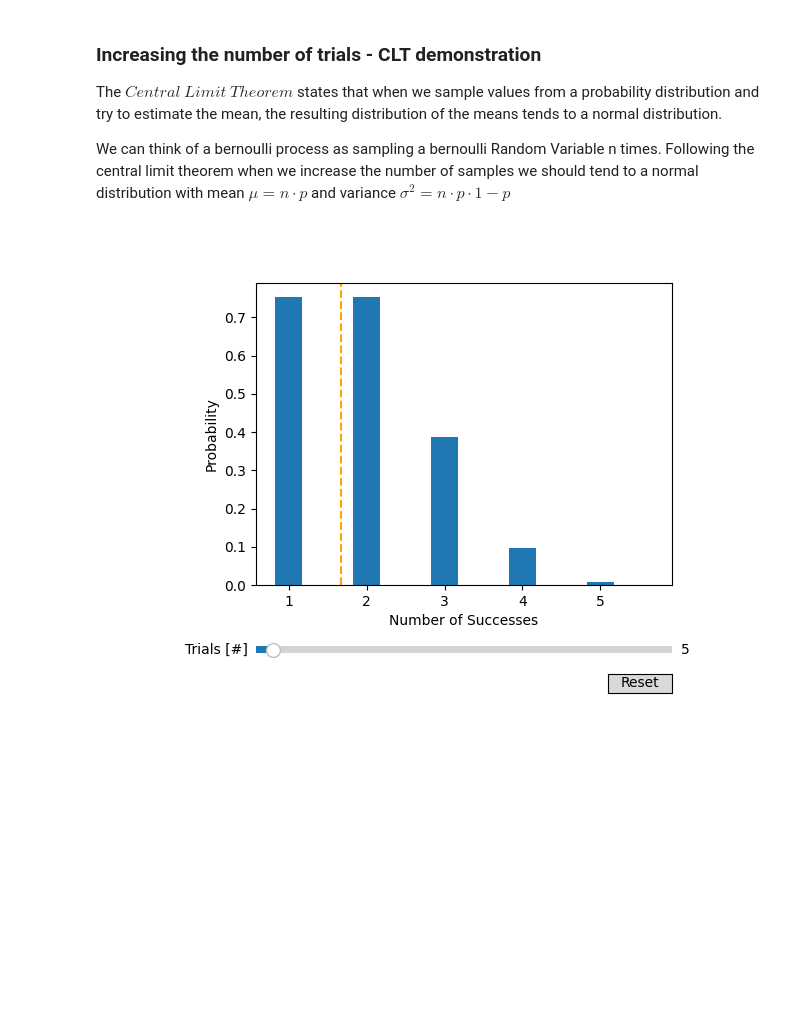
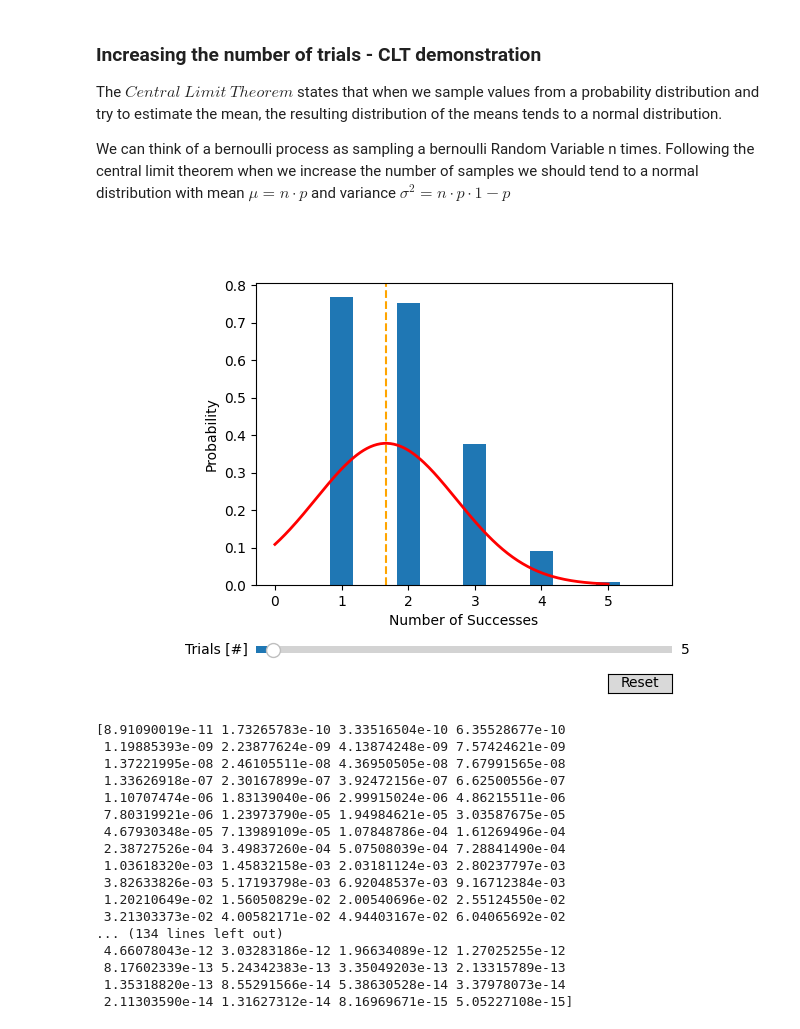
Before and after one commit to nirs199820/StatThermCourse, a Jupyter notebook: Demos/Lecture 1.ipynb, the cells around one changed output. Cells and saved outputs as stored; diff of their text form; code cells hidden in the pictures; blank space fills up the shorter version.

```diff
--- a/Demos/Lecture 1.ipynb
+++ b/Demos/Lecture 1.ipynb
@@ -89,7 +89,9 @@ _, _, line = ax.hist(generate_binomial_samples(init_n, p, 10000), range=(1,init_
 ax.axvline(init_mean, c='Orange', linestyle='--', label=f'Mean: {mean:.2f}')
 ax.set_xlabel('Number of Successes')
 ax.set_ylabel('Probability')
-
+x_range = np.linspace(0, init_n, 200)
+stdev = np.sqrt(init_mean*(1-p))
+ax.plot(x_range, stats.norm.pdf(x_range, init_mean, stdev), c='r', lw=2, label='norm pdf')
 
 # adjust the main plot to make room for the sliders
 fig.subplots_adjust(left=0.25, bottom=0.25)
@@ -102,34 +104,58 @@ n_slider = Slider(
     valmin=1,
     valmax=100,
     valinit=init_n,
+    valstep=1
 )
 
 
 # The function to be called anytime a slider's value changes
 def update(val):
     new_n = int(n_slider.val)
     new_samples = generate_binomial_samples(new_n, p, 10000)
+    mean = new_n*p
+    stdev = np.sqrt(mean*(1-p))
     n_bins = new_n
+    x_range = np.linspace(0, n_bins, 200)
+    print(stats.norm.pdf(x_range, mean))
     ax.cla()
-    ax.hist(new_samples, bins=n_bins, density=True, range=(1,new_n+1), align='left', rwidth=0.7)
+    ax.plot(x_range, stats.norm.pdf(x_range, mean, scale=stdev), c='r' ,lw=2, label='Normal Distribution')
+    ax.hist(new_samples, bins=n_bins, density=True, range=(1,new_n+1), align='left', rwidth=0.7, label='Binomial Distribution')
     ax.axvline(new_n*p, c='Orange', linestyle='--', label=f'Mean: {mean:.2f}')
     ax.set_xlabel('Number of Successes')
     ax.set_ylabel('Probability')
+    ax.legend()
     fig.canvas.draw_idle()
 
 
 # register the update function with each slider
 n_slider.on_changed(update)
 
 # Create a `matplotlib.widgets.Button` to reset the sliders to initial values.
 resetax = fig.add_axes([0.8, 0.025, 0.1, 0.04])
 button = Button(resetax, 'Reset', hovercolor='0.975')
 
 
 def reset(event):
     n_slider.reset()
 button.on_clicked(reset)
 
 plt.show()
 # %% [output]
-[figure, old version]
+[figure, new version]
+[8.91090019e-11 1.73265783e-10 3.33516504e-10 6.35528677e-10
+ 1.19885393e-09 2.23877624e-09 4.13874248e-09 7.57424621e-09
+ 1.37221995e-08 2.46105511e-08 4.36950505e-08 7.67991565e-08
+ 1.33626918e-07 2.30167899e-07 3.92472156e-07 6.62500556e-07
+ 1.10707474e-06 1.83139040e-06 2.99915024e-06 4.86215511e-06
+ 7.80319921e-06 1.23973790e-05 1.94984621e-05 3.03587675e-05
+ 4.67930348e-05 7.13989109e-05 1.07848786e-04 1.61269496e-04
+ 2.38727526e-04 3.49837260e-04 5.07508039e-04 7.28841490e-04
+ 1.03618320e-03 1.45832158e-03 2.03181124e-03 2.80237797e-03
+ 3.82633826e-03 5.17193798e-03 6.92048537e-03 9.16712384e-03
+ 1.20210649e-02 1.56050829e-02 2.00540696e-02 2.55124550e-02
+ 3.21303373e-02 4.00582171e-02 4.94403167e-02 6.04065692e-02
+... (134 lines left out)
+ 4.66078043e-12 3.03283186e-12 1.96634089e-12 1.27025255e-12
+ 8.17602339e-13 5.24342383e-13 3.35049203e-13 2.13315789e-13
+ 1.35318820e-13 8.55291566e-14 5.38630528e-14 3.37978073e-14
+ 2.11303590e-14 1.31627312e-14 8.16969671e-15 5.05227108e-15]
```
Also changed, not shown: parts of 2 cells of this notebook, 2 other files.
